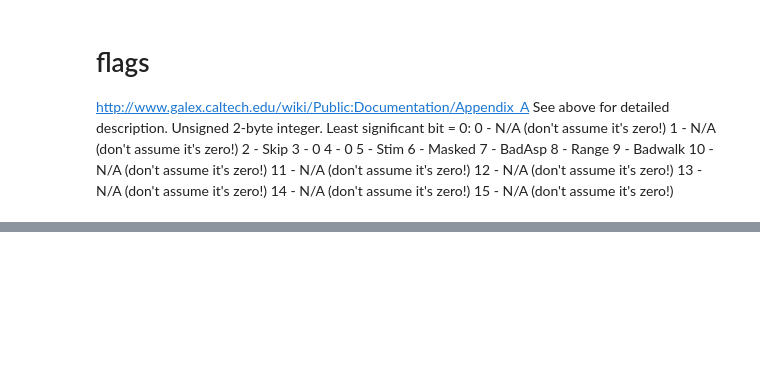
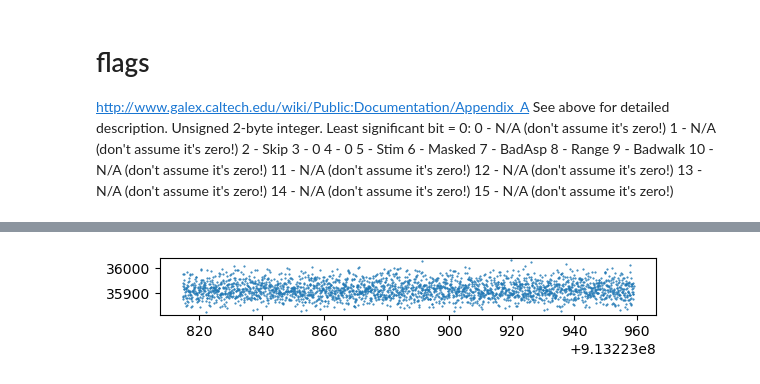
Before and after one commit to MillionConcepts/glcat, a Jupyter notebook: stims.ipynb, the cells around one changed output, grey strips where cells are left out. Saved outputs shown, nothing was run; the diff lists cells and outputs as text; code cells hidden in the pictures; blank space fills up the shorter version.

```diff
--- a/stims.ipynb
+++ b/stims.ipynb
@@ -333,8 +30,0 @@ plt.hist2d(y_as,x_as,bins=500)
-# %%
-y = photonlist['y']
-x = photonlist['x']
-t = photonlist['t']
-band = "NUV"
-eclipse = 23346
-
-i1, i2, i3, i4 = find_stims_index(x, y, band, eclipse, margin=90.001)
@@ -362,0 +262,8 @@ plt.scatter(xi4,yi4)
+# %%
+stim2 = stim_groups.get_group(2)
+stim4 = stim_groups.get_group(4)
+# %%
+plt.scatter(stim4['t'][4000:6500],stim4['x'][4000:6500], s=.25)
+plt.gca().set_aspect(.08)
+# %% [output]
+[figure, added]
```
Also changed, not shown: parts of 52 cells of this notebook, 4 other files.
